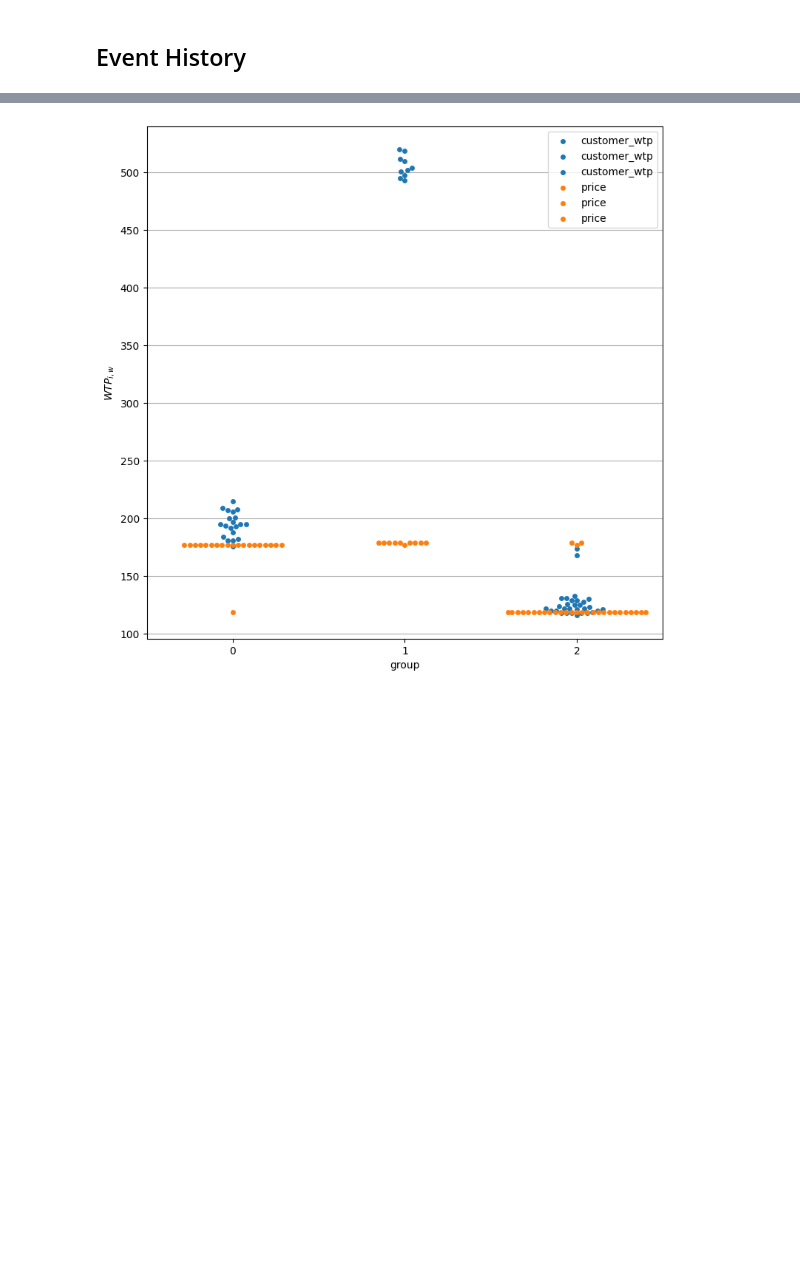
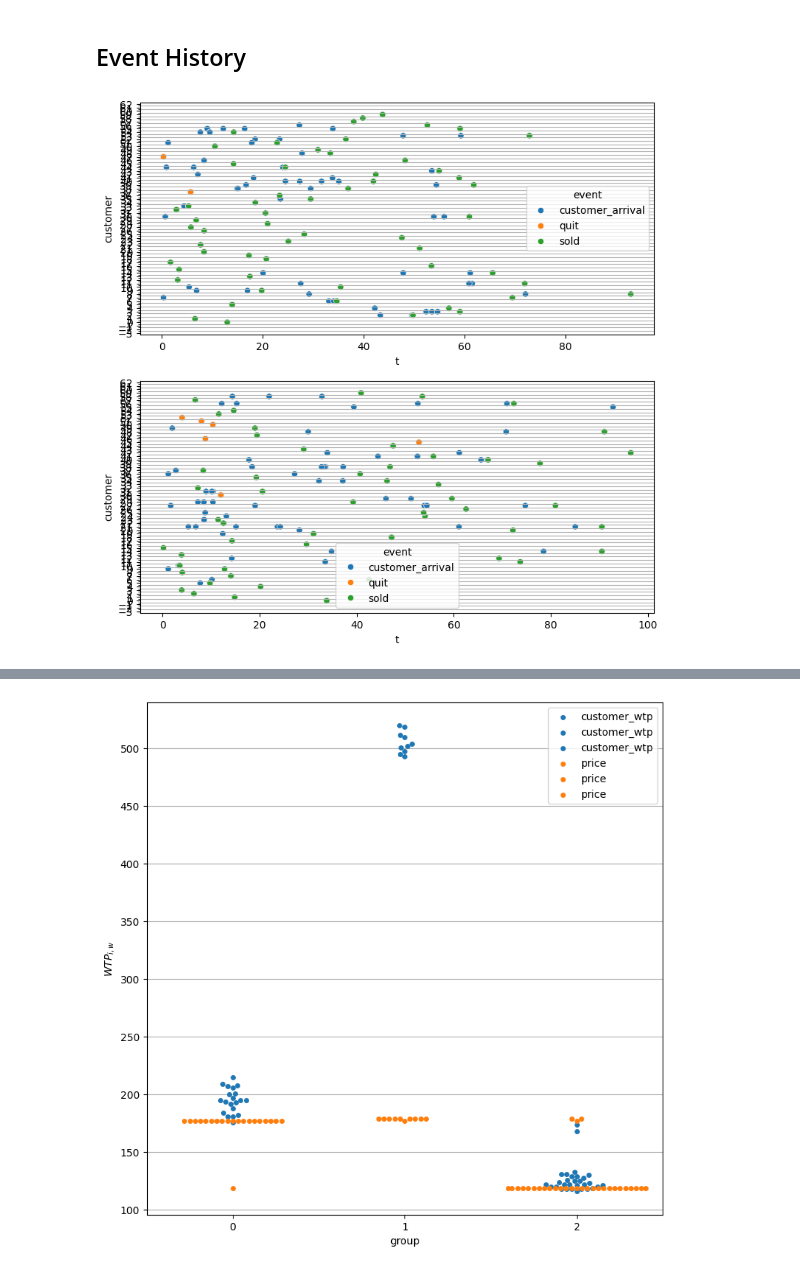
Before and after one commit to LaurinBrechter/personalized-pricing, a Jupyter notebook: results/results_analysis.ipynb, the cells around one changed output, grey strips where cells are left out. Drawn from its saved outputs; the diff is of its cells as text; code cells hidden in the pictures; blank space fills up the shorter version.

```diff
--- a/results/results_analysis.ipynb
+++ b/results/results_analysis.ipynb
@@ -11,15 +97,22 @@ price_matrix = pd.read_csv("price_matrix.csv")
 # %% [markdown]
 ## Event History
 # %%
-fig, ax = plt.subplots(figsize=(9, 9))
-sns.scatterplot(x="t", y="customer", data=event_history, hue="event", ax=ax)
-ax.grid(axis="y")
-ax.yaxis.set_major_locator(plt.MultipleLocator(1))
-ax.set_ylim(ax.get_ylim()[0] - 0.5, ax.get_ylim()[1] + 0.5)
-ax.yaxis.set_major_locator(plt.MultipleLocator(1))
-ax.yaxis.set_minor_locator(
-    plt.MultipleLocator(0.5)
-)
-ax.grid(True, axis="y", which="minor")
-ax.grid(False, axis="y", which="major")
-plt.show()
+def plot_event_history(ax, data):
+
+    sns.scatterplot(x="t", y="customer", data=data, hue="event", ax=ax)
+    ax.grid(axis="y")
+    ax.yaxis.set_major_locator(plt.MultipleLocator(1))
+    ax.set_ylim(ax.get_ylim()[0] - 0.5, ax.get_ylim()[1] + 0.5)
+    ax.yaxis.set_major_locator(plt.MultipleLocator(1))
+    ax.yaxis.set_minor_locator(
+        plt.MultipleLocator(0.5)
+    )
+    ax.grid(True, axis="y", which="minor")
+    ax.grid(False, axis="y", which="major")
+
+
+fig, axs = plt.subplots(2,1, figsize=(9, 9))
+plot_event_history(axs[0], event_history.loc[event_history.run_id == 0])
+plot_event_history(axs[1], event_history.loc[event_history.run_id == 13])
+# %% [output]
+[figure, added]
```
Also changed, not shown: parts of 15 cells of this notebook, 10 other files.
